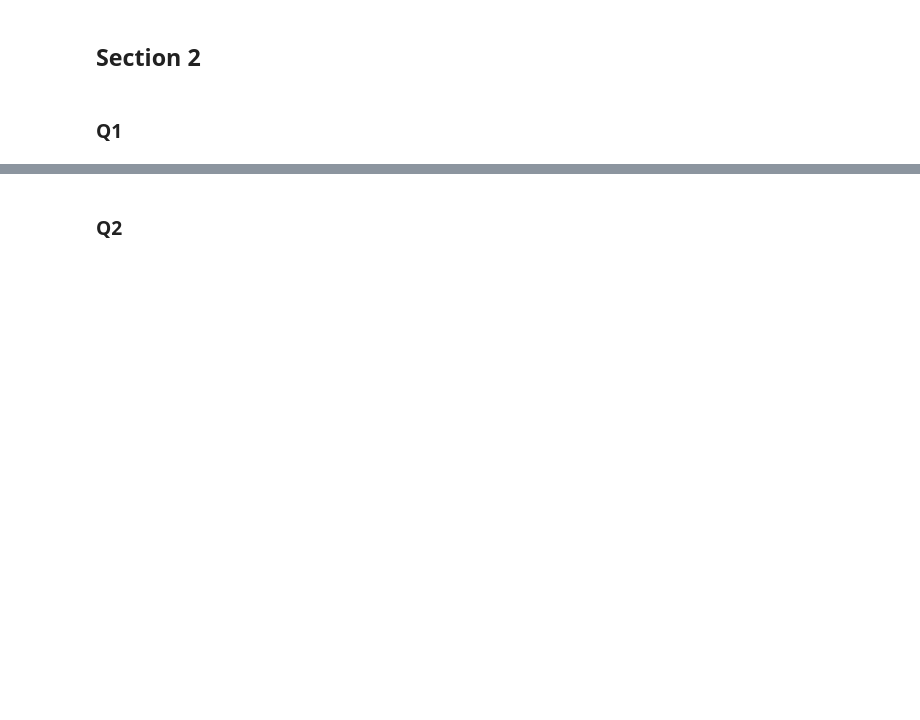
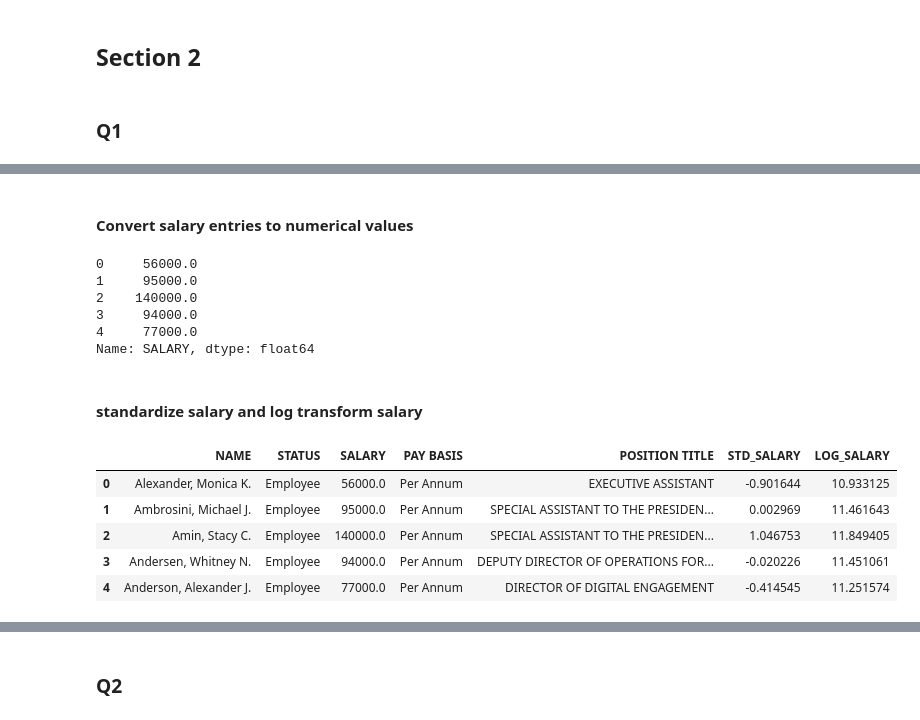
Before and after one commit to Konohayui/Viewpoint-Data-Science-Intern-Questionnaire, a Jupyter notebook: Data_Science_Intern_Questionnaire.ipynb, the cells around one changed output, grey strips where cells are left out. Saved outputs shown, nothing was run; the diff lists cells and outputs as text; code cells hidden in the pictures; blank space fills up the shorter version.

```diff
--- a/Data_Science_Intern_Questionnaire.ipynb
+++ b/Data_Science_Intern_Questionnaire.ipynb
@@ -134,0 +168,2 @@ HTTP request sent, awaiting response... 404 Not Found
+# %%
+position = whitehouse_salary.iloc[[250,350]]["PAY BASIS"].str.slice(len("Per Annum"))
@@ -134,0 +176,3 @@ HTTP request sent, awaiting response... 404 Not Found
+# %%
+whitehouse_salary.loc[[250,350],"PAY BASIS"] = "Per Annum"
+whitehouse_salary.loc[[250,350],"POSITION TITLE"] = position
@@ -134,0 +193,2 @@ HTTP request sent, awaiting response... 404 Not Found
+# %% [markdown]
+#### Convert salary entries to numerical values
@@ -134,0 +197,11 @@ HTTP request sent, awaiting response... 404 Not Found
+# %%
+whitehouse_salary["SALARY"].head()
+# %% [output]
+0     56000.0
+1     95000.0
+2    140000.0
+3     94000.0
+4     77000.0
+Name: SALARY, dtype: float64
+# %% [markdown]
+#### standardize salary and log transform salary
@@ -134,0 +211,9 @@ HTTP request sent, awaiting response... 404 Not Found
+# %%
+whitehouse_salary.head()
+# %% [output]
+|  | NAME | STATUS | SALARY | PAY BASIS | POSITION TITLE | STD_SALARY | LOG_SALARY |
+| 0 | Alexander, Monica K. | Employee | 56000.0 | Per Annum | EXECUTIVE ASSISTANT | -0.901644 | 10.933125 |
+| 1 | Ambrosini, Michael J. | Employee | 95000.0 | Per Annum | SPECIAL ASSISTANT TO THE PRESIDEN... | 0.002969 | 11.461643 |
+| 2 | Amin, Stacy C. | Employee | 140000.0 | Per Annum | SPECIAL ASSISTANT TO THE PRESIDEN... | 1.046753 | 11.849405 |
+| 3 | Andersen, Whitney N. | Employee | 94000.0 | Per Annum | DEPUTY DIRECTOR OF OPERATIONS FOR... | -0.020226 | 11.451061 |
+| 4 | Anderson, Alexander J. | Employee | 77000.0 | Per Annum | DIRECTOR OF DIGITAL ENGAGEMENT | -0.414545 | 11.251574 |
```
Also changed, not shown: parts of 17 cells of this notebook.
